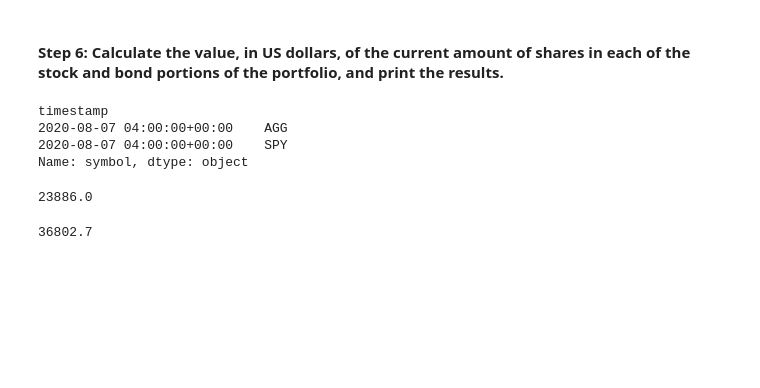
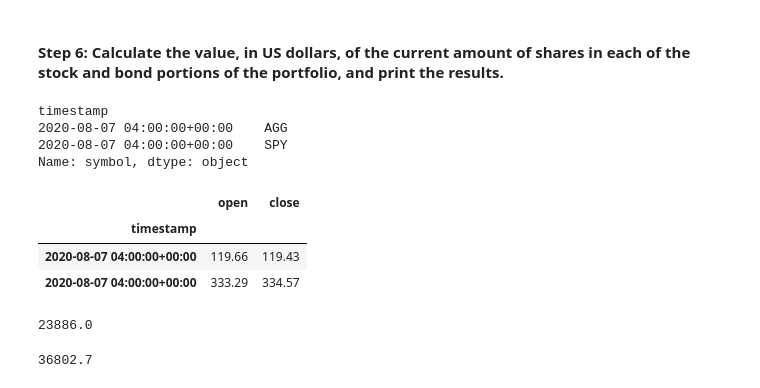
Before and after one commit to Lightboy6/mod5, a Jupyter notebook: financial_planning_tools.ipynb, the cells around one changed output. Cells and saved outputs as stored; diff of their text form; code cells hidden in the pictures; blank space fills up the shorter version.

```diff
--- a/financial_planning_tools.ipynb
+++ b/financial_planning_tools.ipynb
@@ -304,6 +304,14 @@ timestamp
 2020-08-07 04:00:00+00:00    AGG
 2020-08-07 04:00:00+00:00    SPY
 Name: symbol, dtype: object
+# %%
+open_v_close = alpaca_bar.loc[:,["open", "close"]]
+open_v_close
+# %% [output]
+|  | open | close |
+| timestamp |  |  |
+| 2020-08-07 04:00:00+00:00 | 119.66 | 119.43 |
+| 2020-08-07 04:00:00+00:00 | 333.29 | 334.57 |
 # %%
 # Calculate the current value of the bond portion of the portfolio
 agg_value = agg_shares * agg_close_price
```
Also changed, not shown: parts of 7 cells of this notebook.
